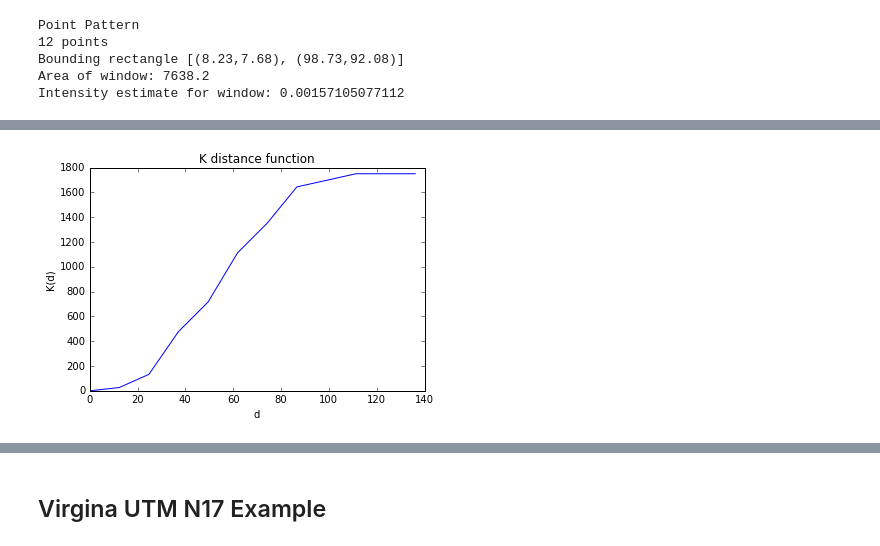
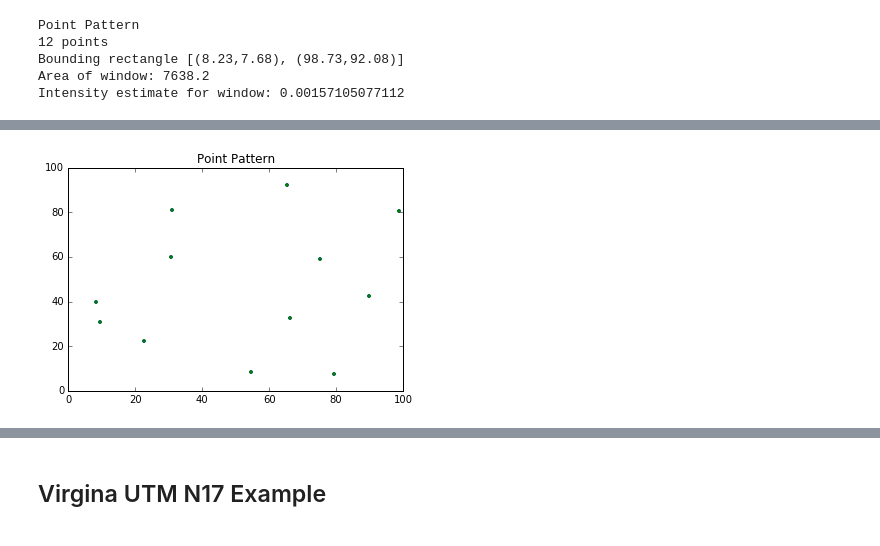
Before and after one commit to pysal/pointpats, a Jupyter notebook: distance_statistics.ipynb, the cells around one changed output, grey strips where cells are left out. Drawn from its saved outputs; the diff is of its cells as text; code cells hidden in the pictures.

```diff
--- a/distance_statistics.ipynb
+++ b/distance_statistics.ipynb
@@ -44,4 +29,4 @@ kp1 = K(p1)
 # %%
-kp1.plot()
+p1.plot()
 # %% [output]
-[figure, old version]
+[figure, new version]
```
Also changed, not shown: parts of 41 cells of this notebook, 5 other files.
